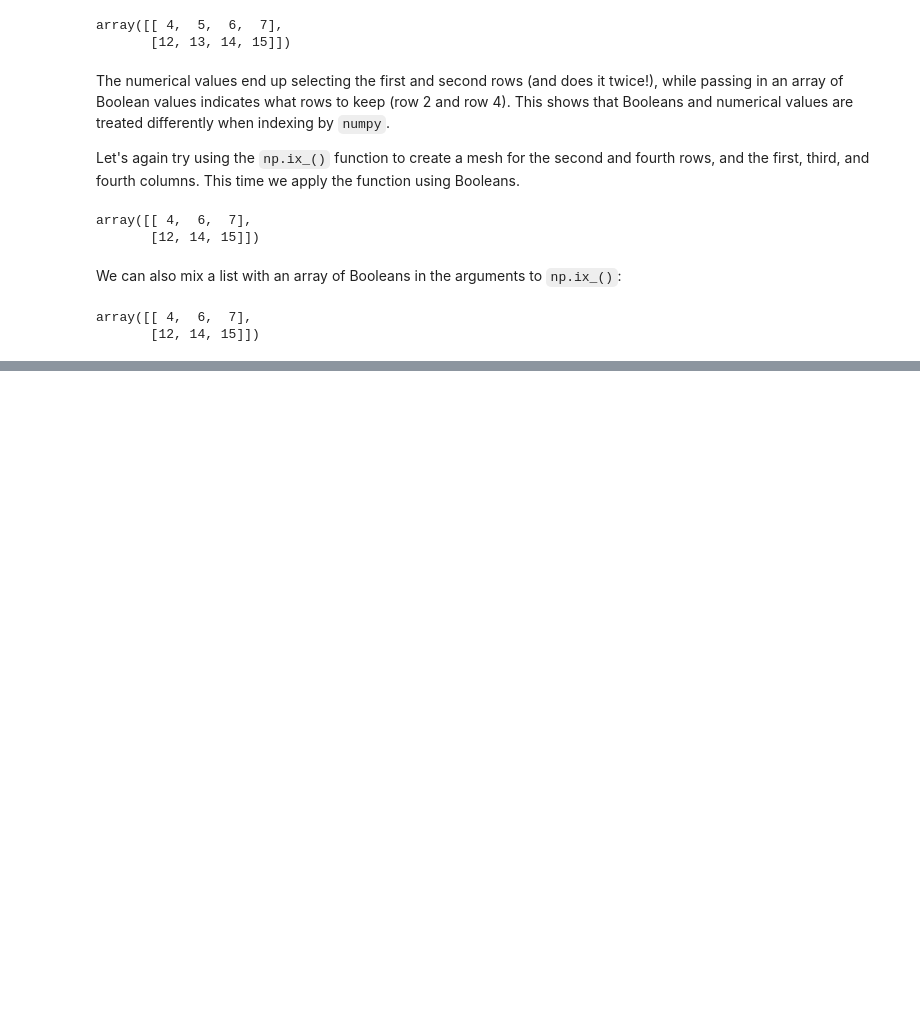
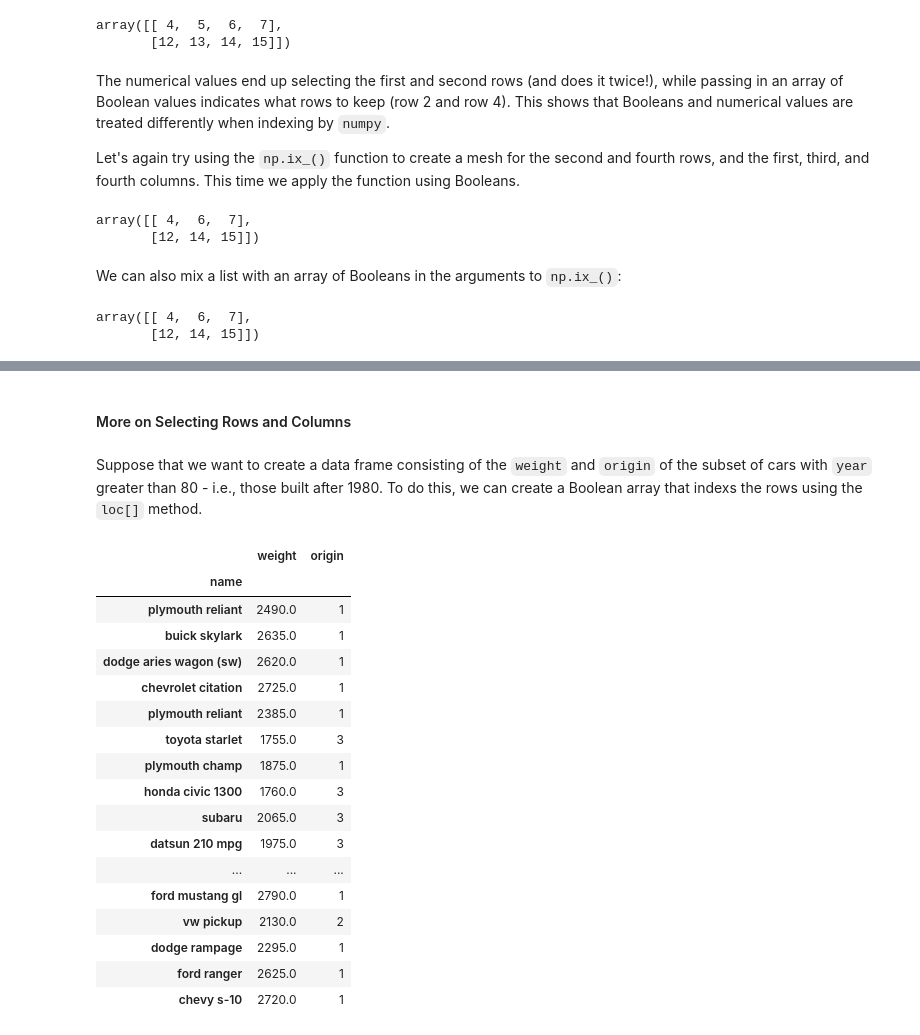
Before and after one commit to justingroves/ISLP, a Jupyter notebook: Jupyter Labs/Chapter 2 Statistical Learning/2.3 Introduction to Python.ipynb, the cells around one changed output, grey strips where cells are left out. Drawn from its saved outputs; the diff is of its cells as text; code cells hidden in the pictures; blank space fills up the shorter version.

```diff
--- a/Jupyter Labs/Chapter 2 Statistical Learning/2.3 Introduction to Python.ipynb
+++ b/Jupyter Labs/Chapter 2 Statistical Learning/2.3 Introduction to Python.ipynb
@@ -702,0 +947,26 @@ array([[ 4,  6,  7],
+# %% [markdown]
+#### More on Selecting Rows and Columns
+# %% [markdown]
+Suppose that we want to create a data frame consisting of the `weight` and `origin` of the subset of cars with `year` greater than 80 - i.e., those built after 1980. To do this, we can create a Boolean array that indexs the rows using the `loc[]` method.
+# %%
+idx_80 = Auto_re['year'] > 80
+Auto_re.loc[idx_80, ['weight', 'origin']]
+# %% [output]
+|  | weight | origin |
+| name |  |  |
+| plymouth reliant | 2490.0 | 1 |
+| buick skylark | 2635.0 | 1 |
+| dodge aries wagon (sw) | 2620.0 | 1 |
+| chevrolet citation | 2725.0 | 1 |
+| plymouth reliant | 2385.0 | 1 |
+| toyota starlet | 1755.0 | 3 |
+| plymouth champ | 1875.0 | 1 |
+| honda civic 1300 | 1760.0 | 3 |
+| subaru | 2065.0 | 3 |
+| datsun 210 mpg | 1975.0 | 3 |
+| ... | ... | ... |
+| ford mustang gl | 2790.0 | 1 |
+| vw pickup | 2130.0 | 2 |
+| dodge rampage | 2295.0 | 1 |
+| ford ranger | 2625.0 | 1 |
+| chevy s-10 | 2720.0 | 1 |
```
Also changed, not shown: parts of 48 cells of this notebook.
